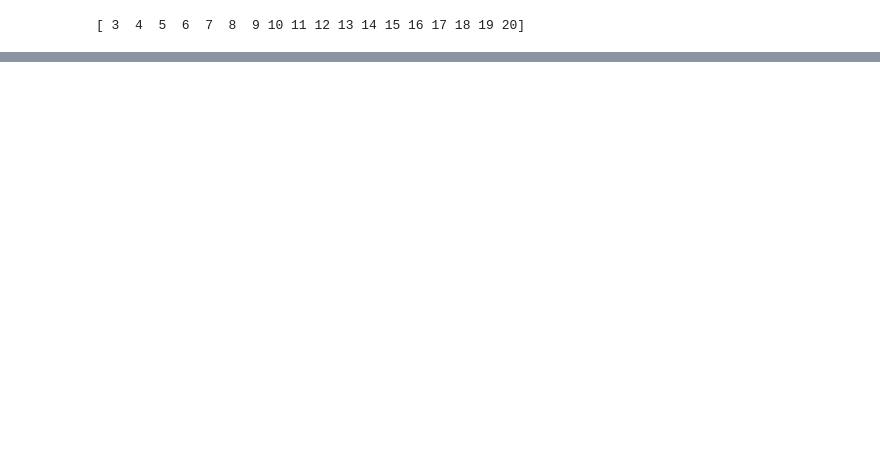
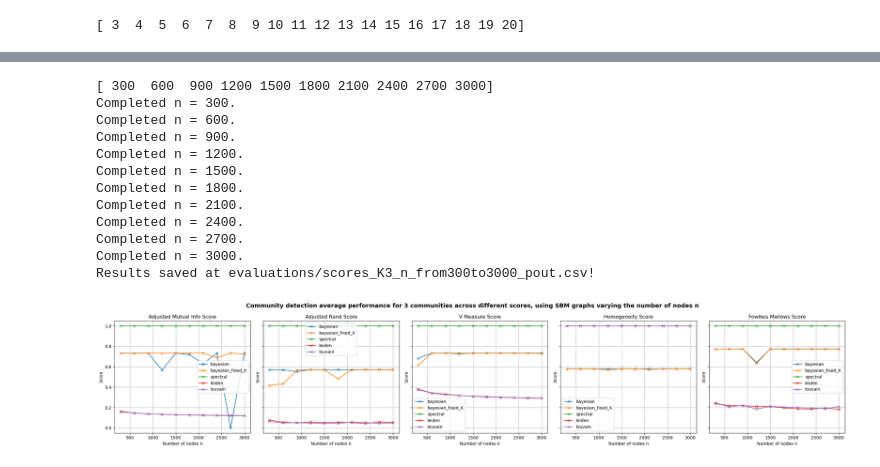
Before and after one commit to salyaa/semester_project, a Jupyter notebook: SBM_tests.ipynb, the cells around one changed output, grey strips where cells are left out. Cells and saved outputs as stored; diff of their text form; code cells hidden in the pictures; blank space fills up the shorter version.

```diff
--- a/SBM_tests.ipynb
+++ b/SBM_tests.ipynb
@@ -81,0 +87,16 @@ Results saved at evaluations/scores_K5_n10_pout.csv!
+# %%
+res_n = validation_range_n()
+# %% [output]
+[ 300  600  900 1200 1500 1800 2100 2400 2700 3000]
+Completed n = 300.
+Completed n = 600.
+Completed n = 900.
+Completed n = 1200.
+Completed n = 1500.
+Completed n = 1800.
+Completed n = 2100.
+Completed n = 2400.
+Completed n = 2700.
+Completed n = 3000.
+Results saved at evaluations/scores_K3_n_from300to3000_pout.csv!
+[figure, added]
```
Also changed, not shown: parts of 11 cells of this notebook, 13 other files.
